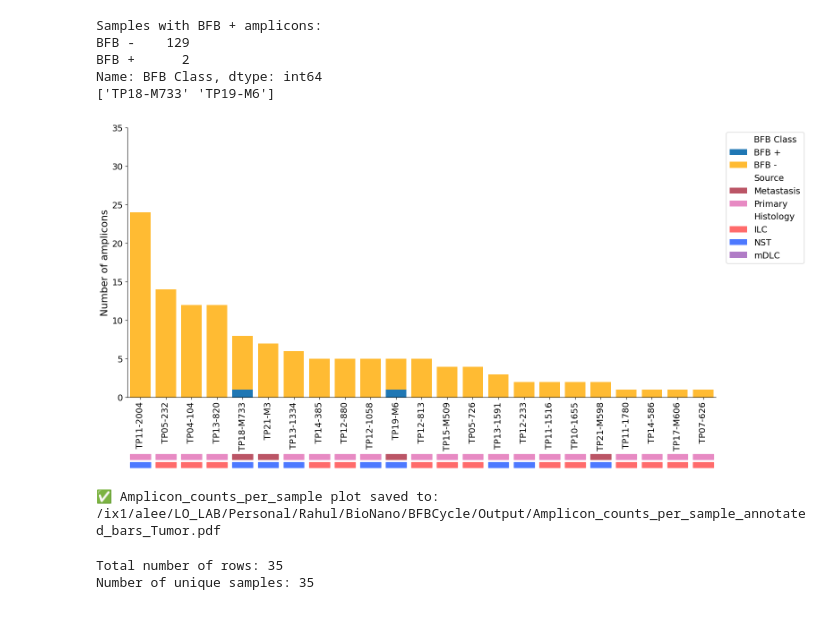
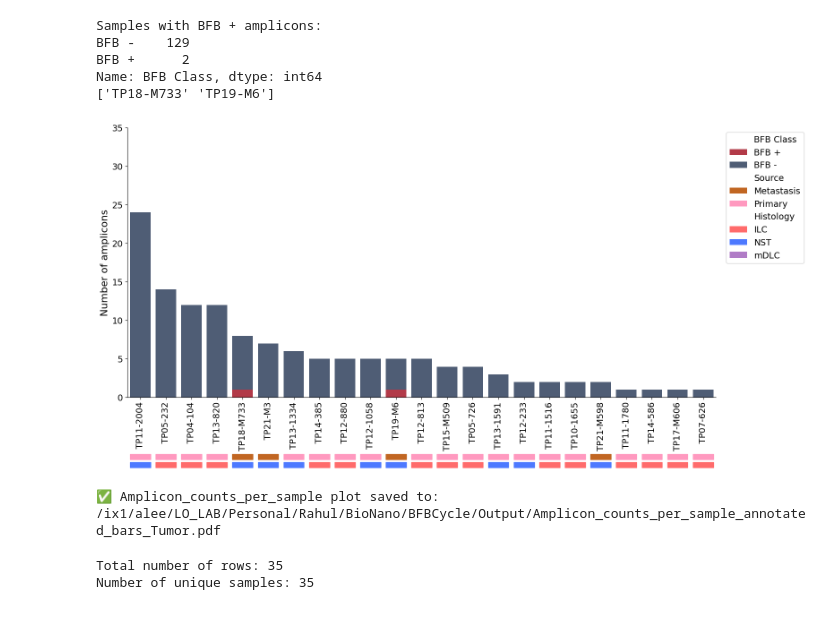
Before and after one commit to leeoesterreich/rak373, a Jupyter notebook: BioNano/Final_Figure/Figure4/Figure4.ipynb, the cells around one changed output. Saved outputs shown, nothing was run; the diff lists cells and outputs as text; code cells hidden in the pictures.

```diff
--- a/BioNano/Final_Figure/Figure4/Figure4.ipynb
+++ b/BioNano/Final_Figure/Figure4/Figure4.ipynb
@@ -26,9 +26,10 @@ df = df.sort_values("Total", ascending=False).reset_index(drop=True)
 
 # Create color maps for Source and Histology
 source_colors = {
-    "Metastasis": "#BB5566",
-    "Primary": "#E78AC3"
+    "Metastasis": "#C16622",
+    "Primary": "#FF99BF"
 }
+
 
 histology_colors = {"ILC": "#FF6B6B", "NST": "#4D79FF", "mDLC": "#B07CC6"}
 
@@ -153,8 +154,8 @@ df = df.sort_values("Total", ascending=False).reset_index(drop=True)
 
 # Create color maps for Source and Histology
 source_colors = {
-    "Metastasis": "#BB5566",
-    "Primary": "#E78AC3"
+    "Metastasis": "#C16622",
+    "Primary": "#FF99BF"
 }
 
 histology_colors = {"ILC": "#FF6B6B", "NST": "#4D79FF", "mDLC": "#B07CC6"}
@@ -287,8 +288,8 @@ print(bfb_positive_samples)
 
 # === Color maps ===
 source_colors = {
-    "Metastasis": "#BB5566",
-    "Primary": "#E78AC3"
+    "Metastasis": "#C16622",
+    "Primary": "#FF99BF"
 }
 
 histology_colors = {"ILC": "#FF6B6B", "NST": "#4D79FF", "mDLC": "#B07CC6"}
@@ -310,8 +311,8 @@ stacked_df = stacked_df.loc[count_df['Sample ID']]  # match sample order
 fig, ax = plt.subplots(figsize=(16, 8))
 
 bar_colors = {
-    'BFB +': '#1f77b4',  # Blue
-    'BFB -': '#ffbb33'   # Orange/Yellow
+    'BFB +': '#B23A48',
+    'BFB -': '#4F5D75'
 }
 
 bottom = None
@@ -426,8 +427,8 @@ print(bfb_positive_samples)
 
 # === Color maps ===
 source_colors = {
-    "Metastasis": "#BB5566",
-    "Primary": "#E78AC3"
+    "Metastasis": "#C16622",
+    "Primary": "#FF99BF"
 }
 
 histology_colors = {"ILC": "#FF6B6B", "NST": "#4D79FF", "mDLC": "#B07CC6"}
@@ -450,8 +451,8 @@ fig, ax = plt.subplots(figsize=(16, 8))
 
 # Bar colors
 bar_colors = {
-    'BFB +': '#1f77b4',  # Blue
-    'BFB -': '#ffbb33'   # Orange/Yellow
+    'BFB +': '#B23A48',
+    'BFB -': '#4F5D75'
 }
 
 # Plot stacked bars
@@ -507,34 +508,34 @@ legend_elements.append(Patch(facecolor='white', edgecolor='white', label='BFB Cl
 for label, color in bar_colors.items():
     legend_elements.append(Patch(facecolor=color, label=label))
 
 # Source Group
 legend_elements.append(Patch(facecolor='white', edgecolor='white', label='Source'))
 for label, color in source_colors.items():
     legend_elements.append(Patch(facecolor=color, label=label))
 
 # Histology Group
 legend_elements.append(Patch(facecolor='white', edgecolor='white', label='Histology'))
 for label, color in histology_colors.items():
     legend_elements.append(Patch(facecolor=color, label=label))
 
 ax.legend(handles=legend_elements, loc='upper left', bbox_to_anchor=(1.01, 1))
 
 # === Adjust layout ===
 ax.set_xlim(-0.5, len(stacked_df) - 0.5)
 ax.set_ylim(0, 35)
 plt.tight_layout()
 output_path = os.path.join(output_dir, "Amplicon_counts_per_sample_annotated_bars_Tumor.pdf")
 plt.savefig(output_path, dpi=300, bbox_inches='tight')
 plt.show()
 
 print(f"✅ Amplicon_counts_per_sample plot saved to: {output_path}")
 # %% [output]
 Samples with BFB + amplicons:
 BFB -    129
 BFB +      2
 Name: BFB Class, dtype: int64
 ['TP18-M733' 'TP19-M6']
-[figure, old version]
+[figure, new version]
 ✅ Amplicon_counts_per_sample plot saved to: /ix1/alee/LO_LAB/Personal/Rahul/BioNano/BFBCycle/Output/Amplicon_counts_per_sample_annotated_bars_Tumor.pdf
 # %%
 import pandas as pd
```
Also changed, not shown: parts of 3 cells of this notebook, 2 other files.
